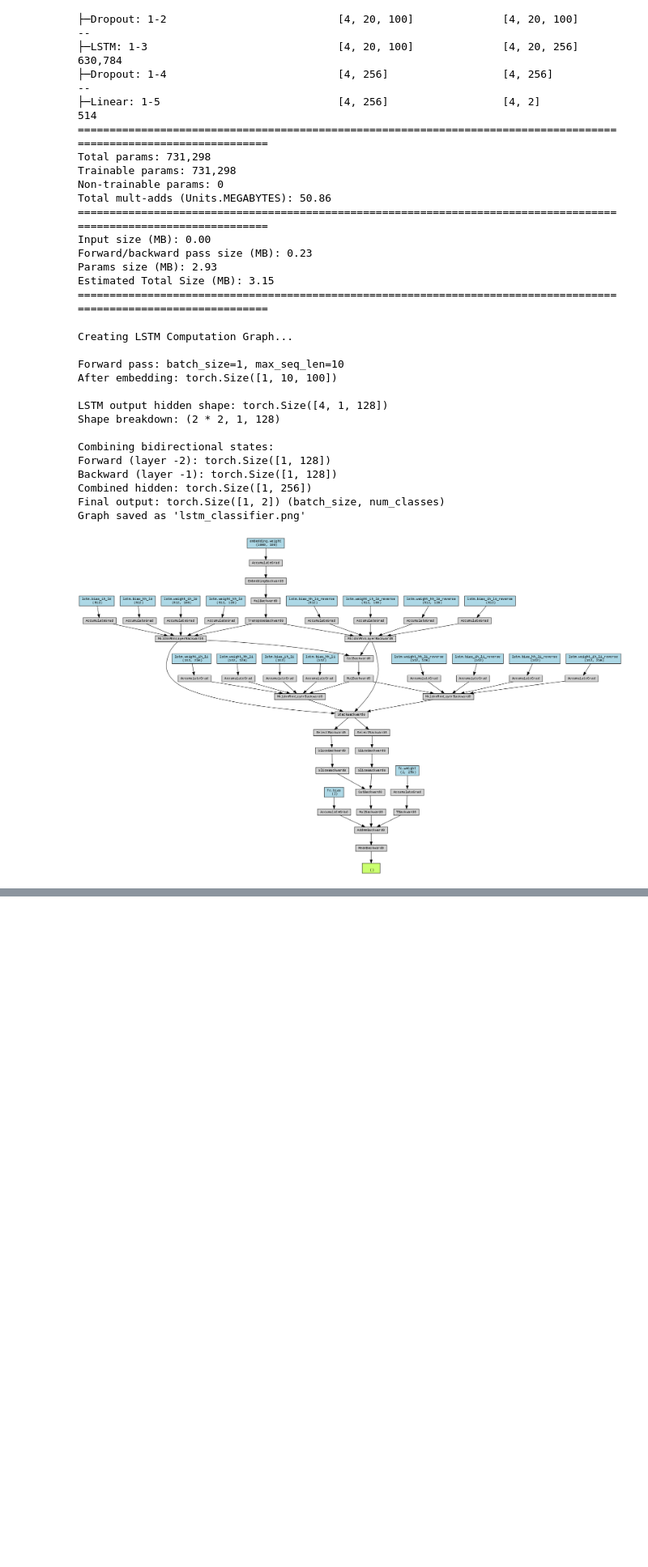
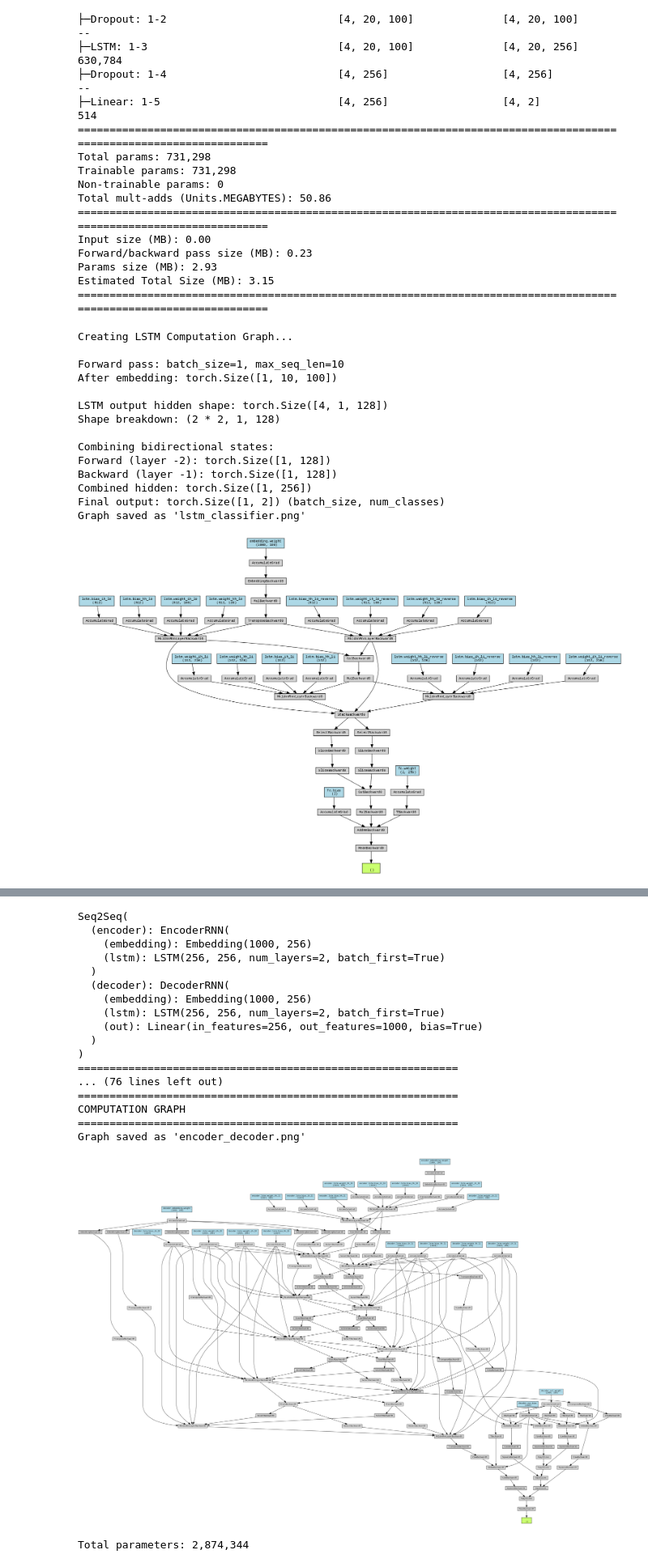
Before and after one commit to bltzr75/Practices_with_Speech_and_Language_Processing_Jurafsky_and_Martin, a Jupyter notebook: 8/Chapter_8.ipynb, the cells around one changed output, grey strips where cells are left out. Shown at 81% size. Cells and saved outputs as stored; diff of their text form; code cells hidden in the pictures; blank space fills up the shorter version.

Commit message:
Added Seq2Seq model with Encoder and Decoder.

```diff
--- a/8/Chapter_8.ipynb
+++ b/8/Chapter_8.ipynb
@@ -849,0 +999,79 @@ Graph saved as 'lstm_classifier.png'
+# %%
+# Create encoder-decoder model
+input_vocab_size = 1000   # Source language vocabulary
+output_vocab_size = 1000  # Target language vocabulary
+hidden_size = 256
+
+encoder = EncoderRNN(input_vocab_size, hidden_size, num_layers=2)
+decoder = DecoderRNN(hidden_size, output_vocab_size, num_layers=2)
+seq2seq = Seq2Seq(encoder, decoder)
+
+print(seq2seq)
+
+
+print("="*60)
+print("ENCODER-DECODER MODEL TEST")
+print("="*60)
+
+# Test forward pass
+batch_size = 2
+source_len = 10
+target_len = 12
+
+source = torch.randint(0, input_vocab_size, (batch_size, source_len))
+target = torch.randint(0, output_vocab_size, (batch_size, target_len))
+
+print(f"\nInput shapes:")
+print(f"  Source: {source.shape}")
+print(f"  Target: {target.shape}")
+
+# Forward pass
+outputs = seq2seq(source, target, teacher_forcing_ratio=1.0)
+print(f"\nOutput shape: {outputs.shape}")
+print(f"  (batch={batch_size}, target_len={target_len}, vocab={output_vocab_size})")
+
+# Torchinfo summary
+print("\n" + "="*60)
+print("MODEL SUMMARY")
+print("="*60)
+print(summary(seq2seq, input_data=[source, target], depth=2, verbose=0))
+# Torchviz graph
+print("\n" + "="*60)
+print("COMPUTATION GRAPH")
+print("="*60)
+
+# Smaller input for cleaner graph
+small_source = torch.randint(0, input_vocab_size, (1, 5))
+small_target = torch.randint(0, output_vocab_size, (1, 6))
+
+outputs = seq2seq(small_source, small_target)
+graph = make_dot(outputs.mean(), params=dict(seq2seq.named_parameters()))
+graph.render("encoder_decoder", format="png", cleanup=True)
+print("Graph saved as 'encoder_decoder.png'")
+
+# Display
+display(Image('encoder_decoder.png'))
+
+# Quick parameter count
+total_params = sum(p.numel() for p in seq2seq.parameters())
+print(f"\nTotal parameters: {total_params:,}")
+# %% [output]
+Seq2Seq(
+  (encoder): EncoderRNN(
+    (embedding): Embedding(1000, 256)
+    (lstm): LSTM(256, 256, num_layers=2, batch_first=True)
+  )
+  (decoder): DecoderRNN(
+    (embedding): Embedding(1000, 256)
+    (lstm): LSTM(256, 256, num_layers=2, batch_first=True)
+    (out): Linear(in_features=256, out_features=1000, bias=True)
+  )
+)
+============================================================
+... (76 lines left out)
+============================================================
+COMPUTATION GRAPH
+============================================================
+Graph saved as 'encoder_decoder.png'
+[figure, added]
+Total parameters: 2,874,344
```
Also changed, not shown: parts of 9 cells of this notebook, 2 other files.
